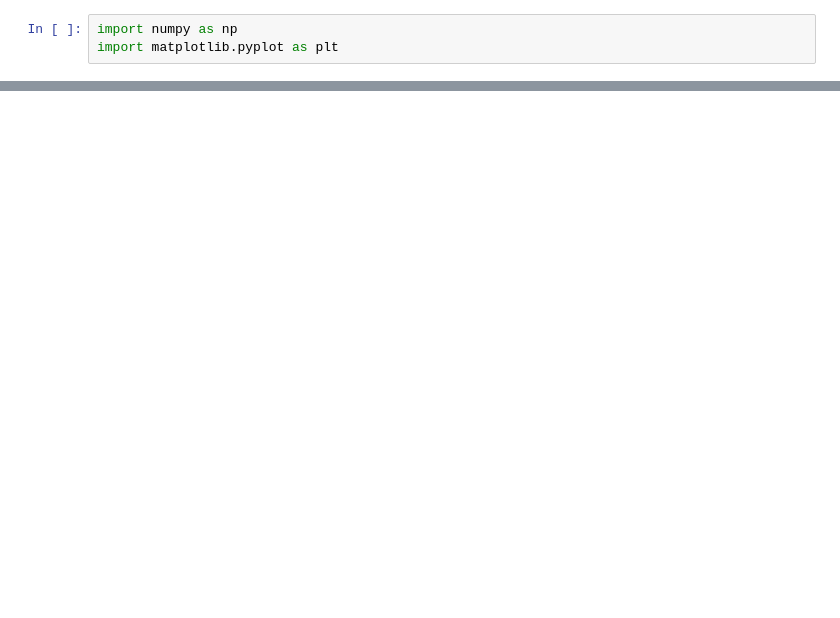
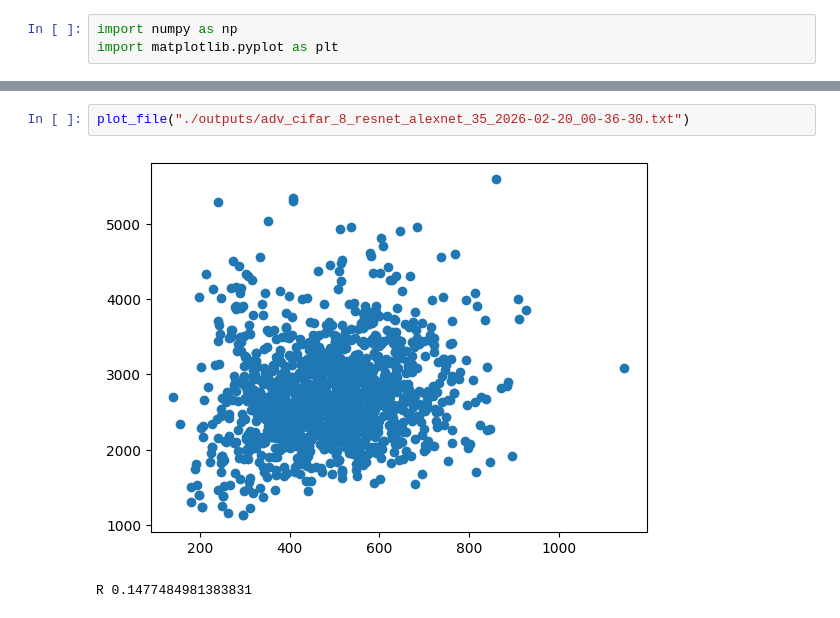
Before and after one commit to kamalikach/platonic_representation, a Jupyter notebook: plots.ipynb, the cells around one changed output, grey strips where cells are left out. Saved outputs shown, nothing was run; the diff lists cells and outputs as text; blank space fills up the shorter version.

```diff
--- a/plots.ipynb
+++ b/plots.ipynb
@@ -12,0 +23,5 @@ plt.show()
+# %%
+plot_file("./outputs/adv_cifar_8_resnet_alexnet_35_2026-02-20_00-36-30.txt")
+# %% [output]
+[figure, added]
+R 0.1477484981383831
```
Also changed, not shown: parts of 5 cells of this notebook, 7 other files.
